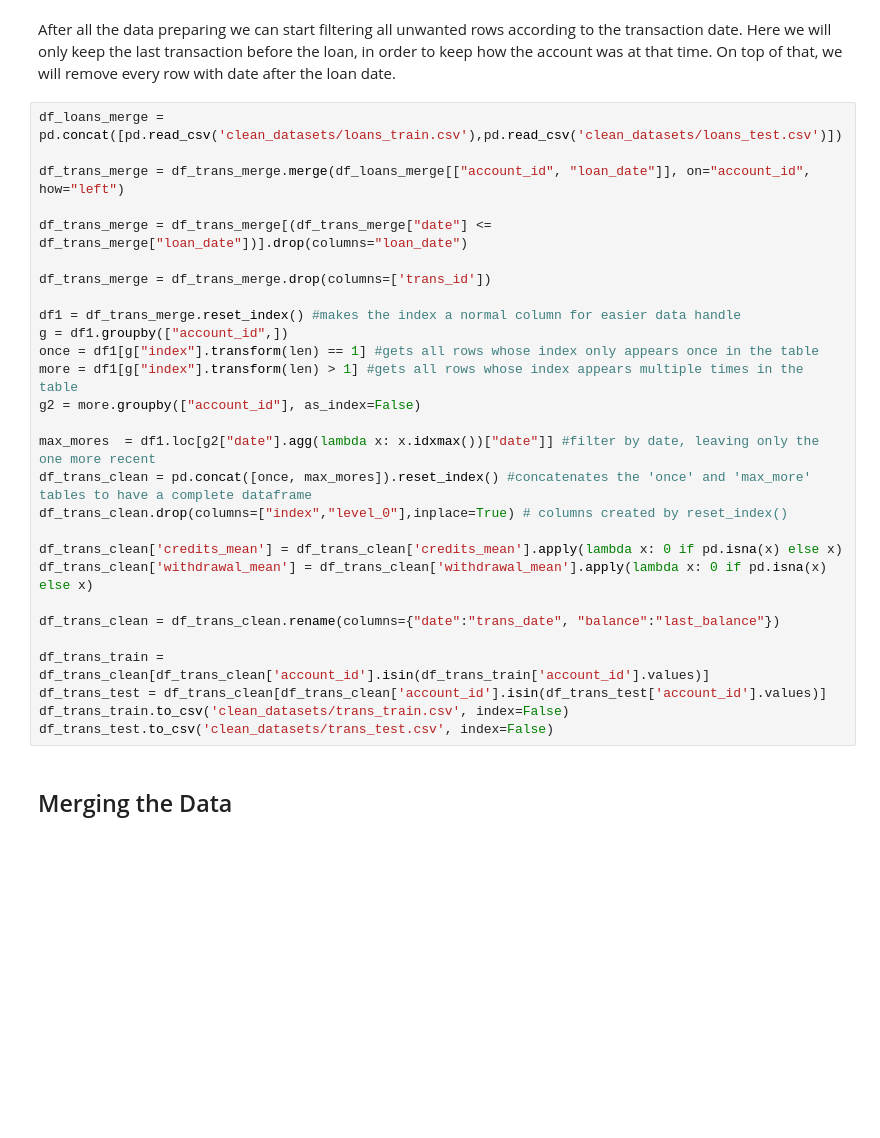
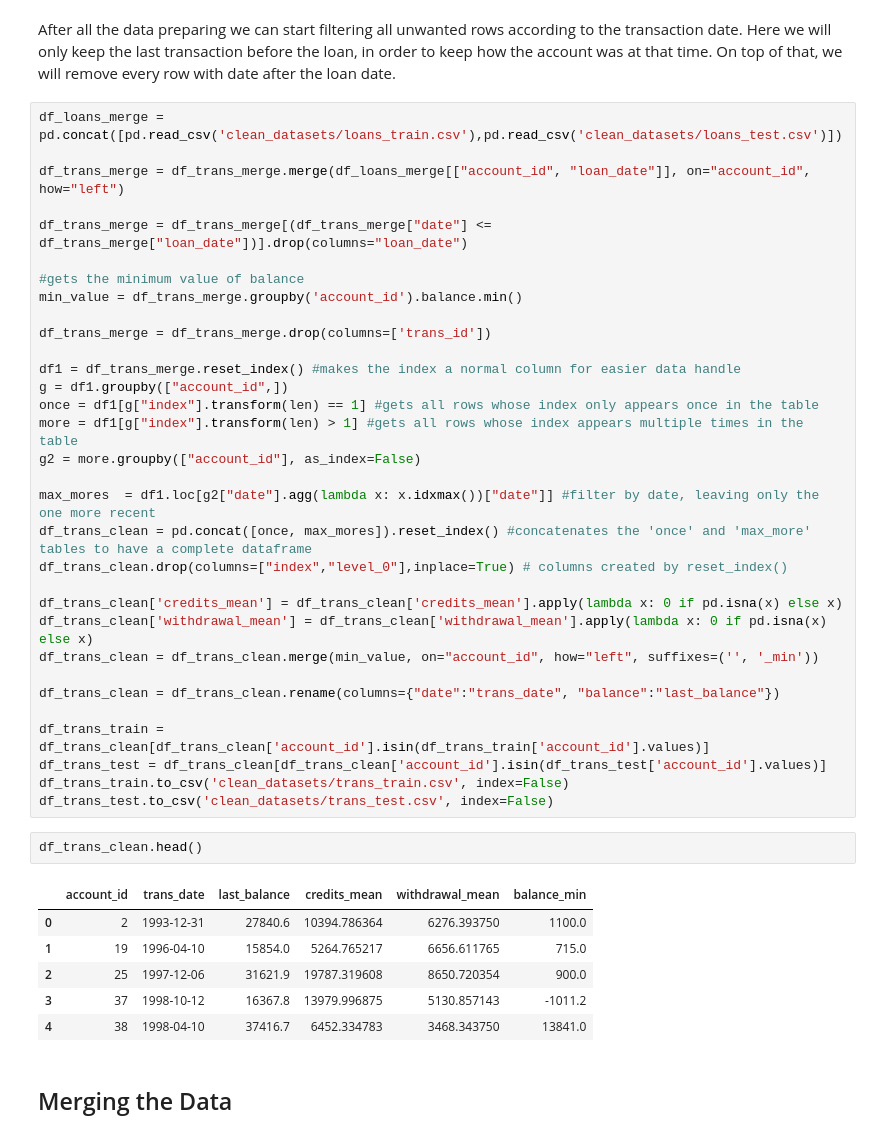
Before and after one commit to Diogogrosario/FEUP-AC, a Jupyter notebook: AC_proj.ipynb, the cells around one changed output. Saved outputs shown, nothing was run; the diff lists cells and outputs as text; blank space fills up the shorter version.

```diff
--- a/AC_proj.ipynb
+++ b/AC_proj.ipynb
@@ -554,6 +554,9 @@ df_loans_merge = pd.concat([pd.read_csv('clean_datasets/loans_train.csv'),pd.rea
 df_trans_merge = df_trans_merge.merge(df_loans_merge[["account_id", "loan_date"]], on="account_id", how="left")
 
 df_trans_merge = df_trans_merge[(df_trans_merge["date"] <= df_trans_merge["loan_date"])].drop(columns="loan_date")
+
+#gets the minimum value of balance
+min_value = df_trans_merge.groupby('account_id').balance.min()
 
 df_trans_merge = df_trans_merge.drop(columns=['trans_id'])
 
@@ -569,6 +572,7 @@ df_trans_clean.drop(columns=["index","level_0"],inplace=True) # columns created
 
 df_trans_clean['credits_mean'] = df_trans_clean['credits_mean'].apply(lambda x: 0 if pd.isna(x) else x)
 df_trans_clean['withdrawal_mean'] = df_trans_clean['withdrawal_mean'].apply(lambda x: 0 if pd.isna(x) else x)
+df_trans_clean = df_trans_clean.merge(min_value, on="account_id", how="left", suffixes=('', '_min'))
 
 df_trans_clean = df_trans_clean.rename(columns={"date":"trans_date", "balance":"last_balance"})
 
@@ -576,6 +580,15 @@ df_trans_train =  df_trans_clean[df_trans_clean['account_id'].isin(df_trans_trai
 df_trans_test = df_trans_clean[df_trans_clean['account_id'].isin(df_trans_test['account_id'].values)]
 df_trans_train.to_csv('clean_datasets/trans_train.csv', index=False)
 df_trans_test.to_csv('clean_datasets/trans_test.csv', index=False)
+# %%
+df_trans_clean.head()
+# %% [output]
+|  | account_id | trans_date | last_balance | credits_mean | withdrawal_mean | balance_min |
+| 0 | 2 | 1993-12-31 | 27840.6 | 10394.786364 | 6276.393750 | 1100.0 |
+| 1 | 19 | 1996-04-10 | 15854.0 | 5264.765217 | 6656.611765 | 715.0 |
+| 2 | 25 | 1997-12-06 | 31621.9 | 19787.319608 | 8650.720354 | 900.0 |
+| 3 | 37 | 1998-10-12 | 16367.8 | 13979.996875 | 5130.857143 | -1011.2 |
+| 4 | 38 | 1998-04-10 | 37416.7 | 6452.334783 | 3468.343750 | 13841.0 |
 # %% [markdown]
 ## Merging the Data
 # %%
```
Also changed, not shown: parts of 8 cells of this notebook, 6 other files.
